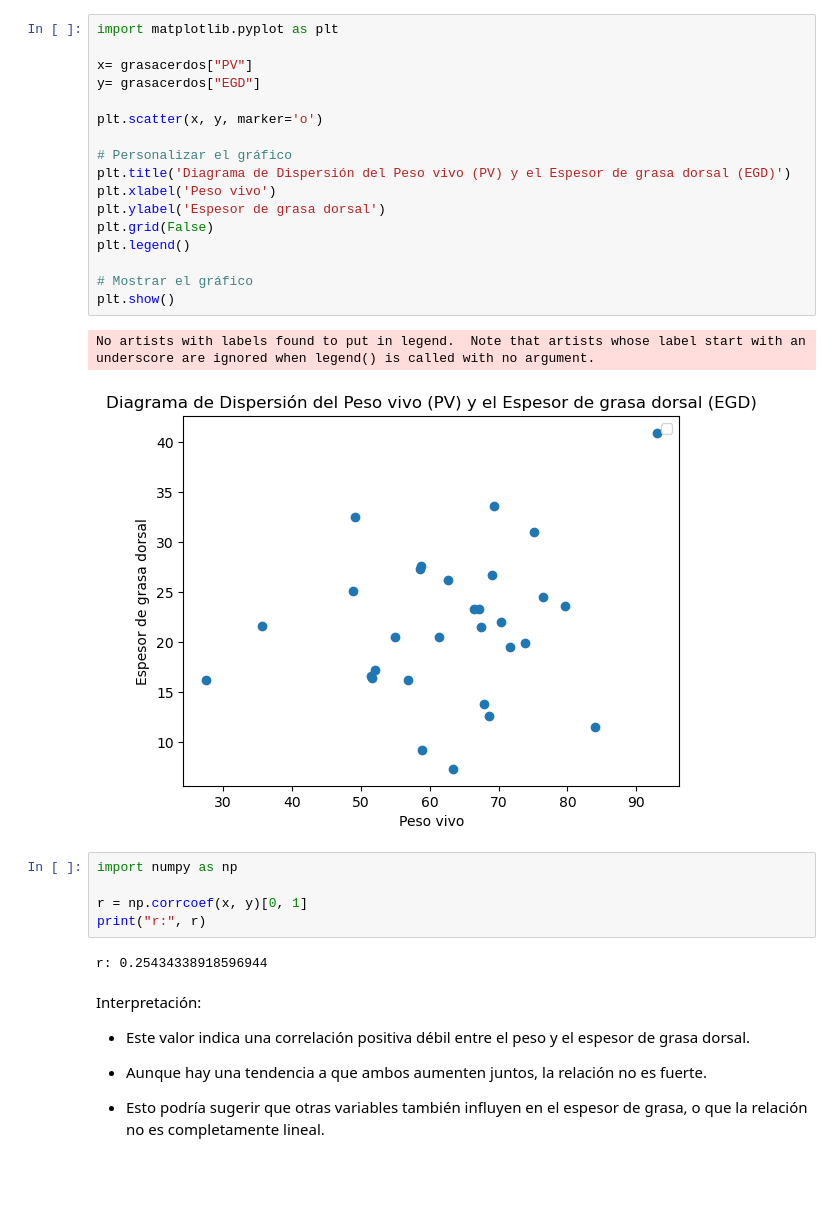
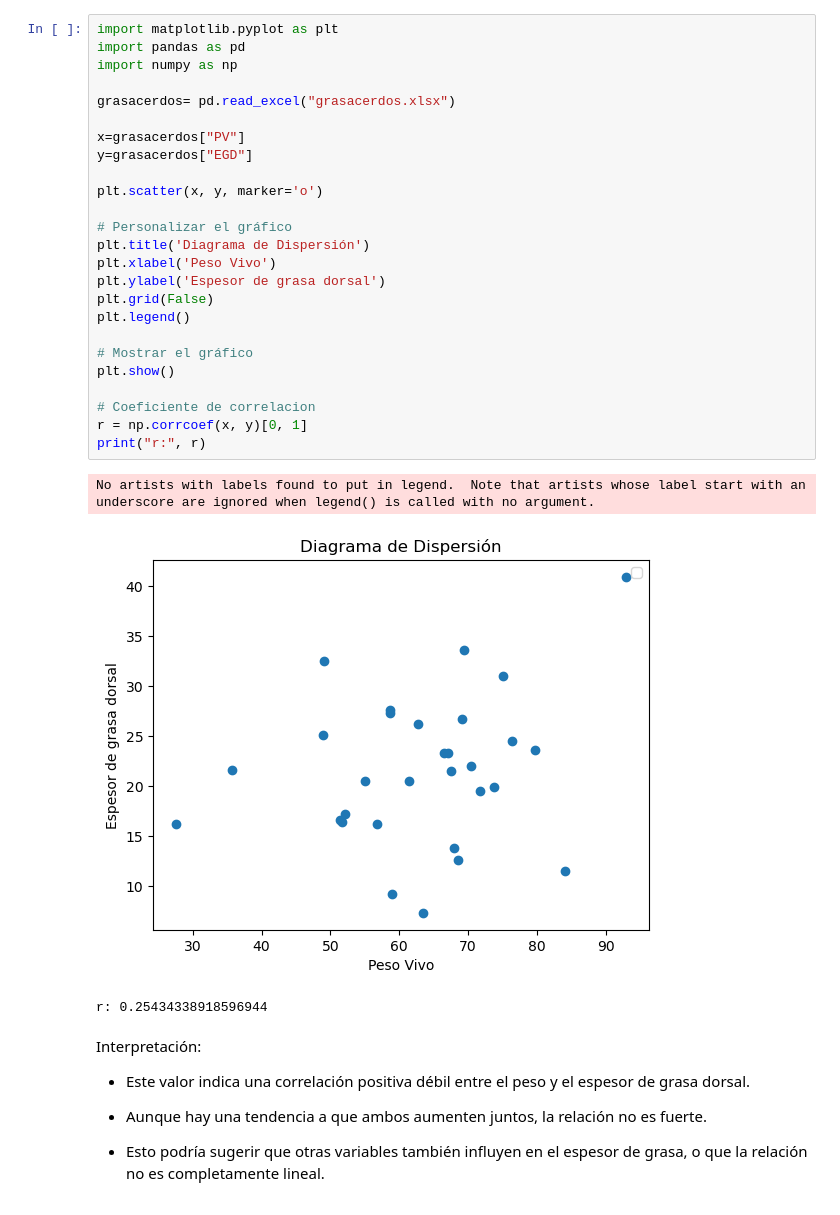
Before and after one commit to juanmanuellucero/RegresionAvanzada, a Jupyter notebook: TP - Regresion Avanzada.ipynb, the cells around one changed output. Drawn from its saved outputs; the diff is of its cells as text; blank space fills up the shorter version.

```diff
--- a/TP - Regresion Avanzada.ipynb
+++ b/TP - Regresion Avanzada.ipynb
@@ -18,30 +14,32 @@ memory usage: 852.0 bytes
 # %%
 import matplotlib.pyplot as plt
+import pandas as pd
+import numpy as np
 
-x= grasacerdos["PV"]
-y= grasacerdos["EGD"]
+grasacerdos= pd.read_excel("grasacerdos.xlsx")
+
+x=grasacerdos["PV"]
+y=grasacerdos["EGD"]
 
 plt.scatter(x, y, marker='o')
 
 # Personalizar el gráfico
-plt.title('Diagrama de Dispersión del Peso vivo (PV) y el Espesor de grasa dorsal (EGD)')
-plt.xlabel('Peso vivo')
+plt.title('Diagrama de Dispersión')
+plt.xlabel('Peso Vivo')
 plt.ylabel('Espesor de grasa dorsal')
 plt.grid(False)
 plt.legend()
 
 # Mostrar el gráfico
 plt.show()
+
+# Coeficiente de correlacion
+r = np.corrcoef(x, y)[0, 1]
+print("r:", r)
 # %% [output]
 No artists with labels found to put in legend.  Note that artists whose label start with an underscore are ignored when legend() is called with no argument.
-[figure, old version]
+[figure, new version]
+r: 0.25434338918596944
-# %%
-import numpy as np
-
-r = np.corrcoef(x, y)[0, 1]
-print("r:", r)
-# %% [output]
-r: 0.25434338918596944
 # %% [markdown]
 Interpretación:
 
```
Also changed, not shown: parts of 66 cells of this notebook.
